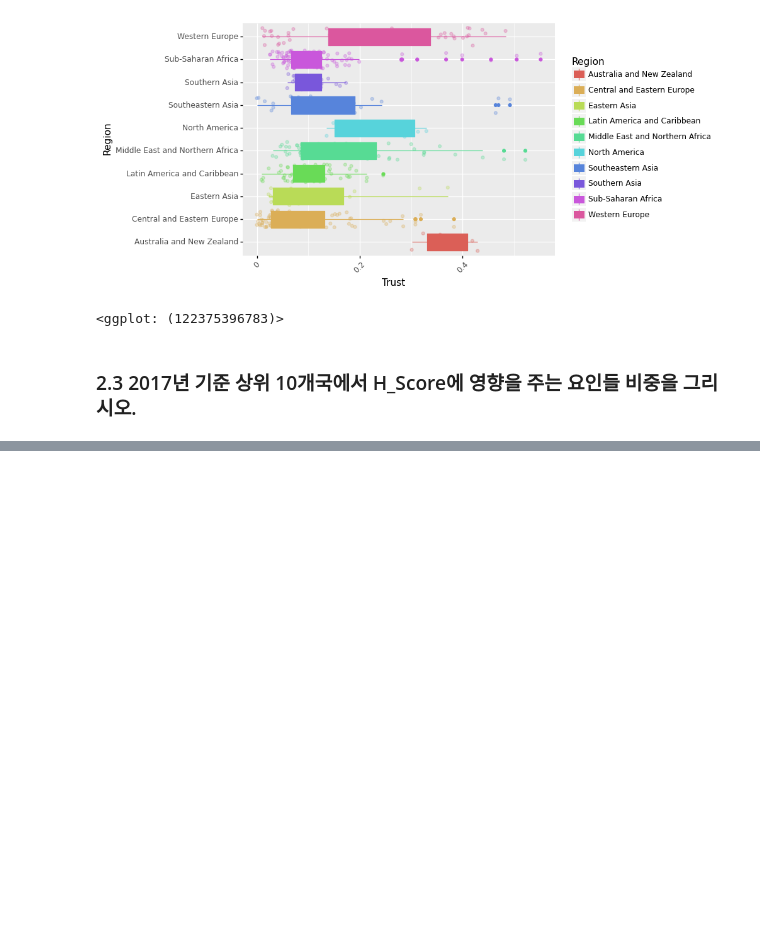
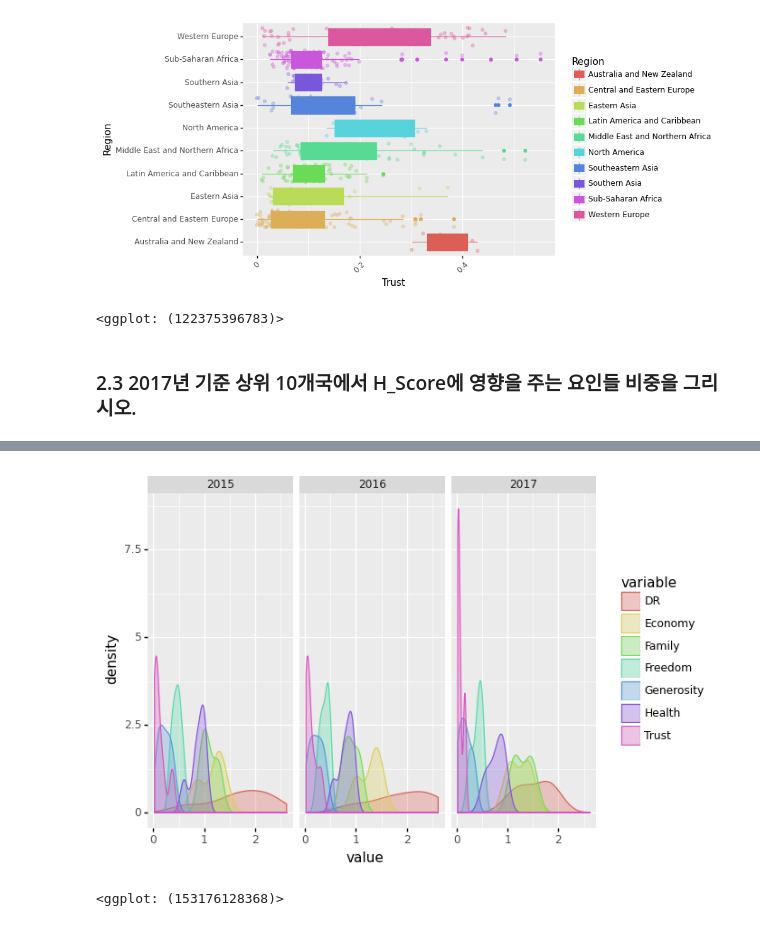
Before and after one commit to seo1511kr/MachineLearning-study, a Jupyter notebook: pandas2 example.ipynb, the cells around one changed output, grey strips where cells are left out. Cells and saved outputs as stored; diff of their text form; code cells hidden in the pictures; blank space fills up the shorter version.

```diff
--- a/pandas2 example.ipynb
+++ b/pandas2 example.ipynb
@@ -316,0 +374,5 @@ H_ratio
+# %%
+(ggplot(melting,aes("value",fill="variable",color="variable"))+ geom_density(alpha=.3))+facet_wrap("year")
+# %% [output]
+[figure, added]
+<ggplot: (153176128368)>
```
Also changed, not shown: parts of 15 cells of this notebook.
